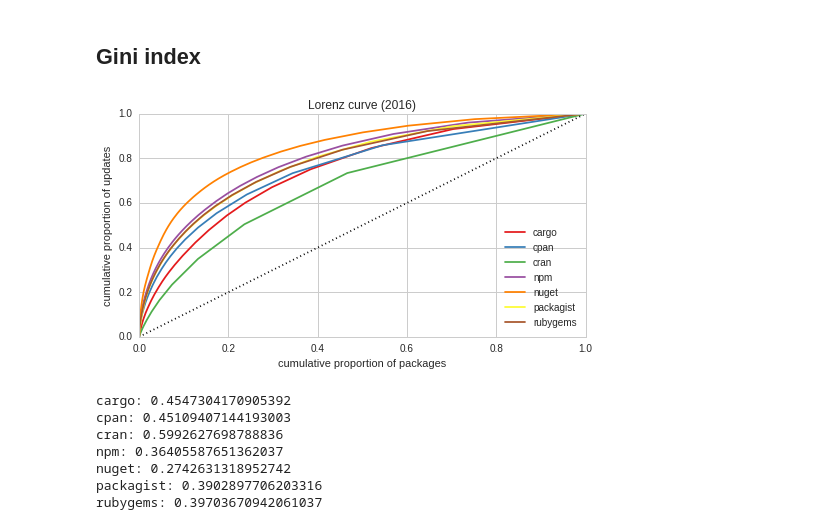
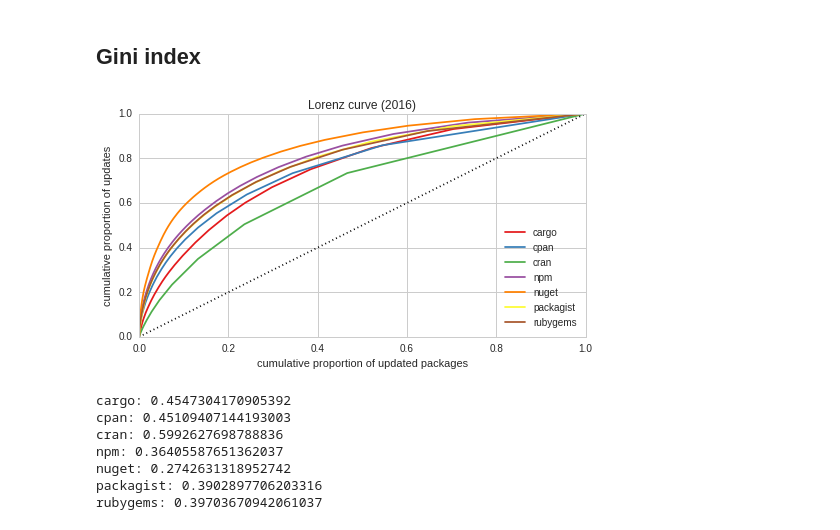
Before and after one commit to AlexandreDecan/ecos-emse, a Jupyter notebook: notebooks/Ecosystem activity.ipynb, the cells around one changed output. Cells and saved outputs as stored; diff of their text form; code cells hidden in the pictures.

```diff
--- a/notebooks/Ecosystem activity.ipynb
+++ b/notebooks/Ecosystem activity.ipynb
@@ -741,7 +741,7 @@ figure, ax = matplotlib.pyplot.subplots(1)
 figure.set_size_inches(FIG_SIZE)
 
 date_freq = '1MS'
-dates = pandas.date_range(DATE_RANGE[0], DATE_RANGE[-1] + pandas.DateOffset('1', freq=date_freq)
+dates = pandas.date_range(DATE_RANGE[0], DATE_RANGE[-1] + pandas.DateOffset(months=1), freq=date_freq)
 data_temp = pandas.DataFrame(index=dates, columns=ECOSYSTEMS)
 
 for ecosystem, data in df_data.items():
@@ -768,6 +768,7 @@ ax.set(
     title='Volatility index ({})'.format(date_freq),
     xlabel='',
     ylabel='volatility index',
+    xlim=FIG_DATE_RANGE,
 )
 
 savefig(figure, 'act_volatility_index')
@@ -821,35 +851,35 @@ for ecosystem, data in df_data.items():
     df = (
         data['packages']
         .pipe(lambda d: d[d['time'].dt.year == 2016])
         .query('first_release != time')
         .groupby('package', as_index=False)
         .agg({'version': 'count'})
         .sort_values('version', ascending=False)
         .assign(n=1)
         .assign(n=lambda d: d['n'].cumsum() / len(d))
         .assign(version=lambda d: d['version'] / d['version'].sum())
         .assign(version=lambda d: d['version'].cumsum())
         .set_index('n')
         [['version']]
         .rename(columns={'version': ecosystem})
     )
 
     data_temp.append(df)
     df.plot(ax=ax)
 
 ax.plot([0, 1], [0, 1], 'k:')
 
 ax.set(
     title='Lorenz curve (2016)',
     xlim=(0, 1),
     ylim=(0, 1),
-    xlabel='cumulative proportion of packages',
+    xlabel='cumulative proportion of updated packages',
     ylabel='cumulative proportion of updates',
 )
 
 savefig(figure, 'act_lorenz_curve_2016')
 # %% [output]
-[figure, old version]
+[figure, new version]
 # %%
 for df in data_temp:
     ecosystem = df.columns[0]
```
Also changed, not shown: parts of 3 cells of this notebook, 4 other files.
